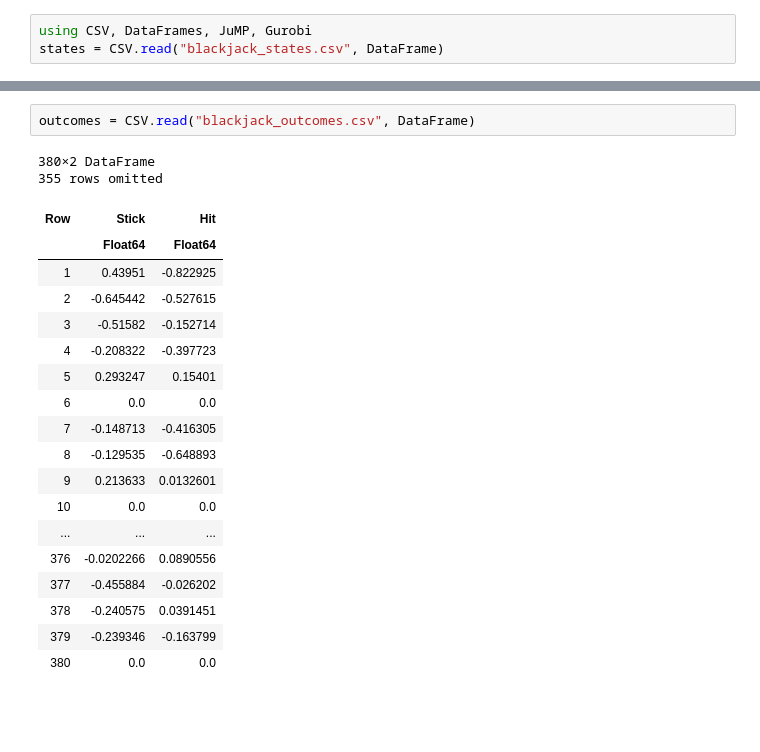
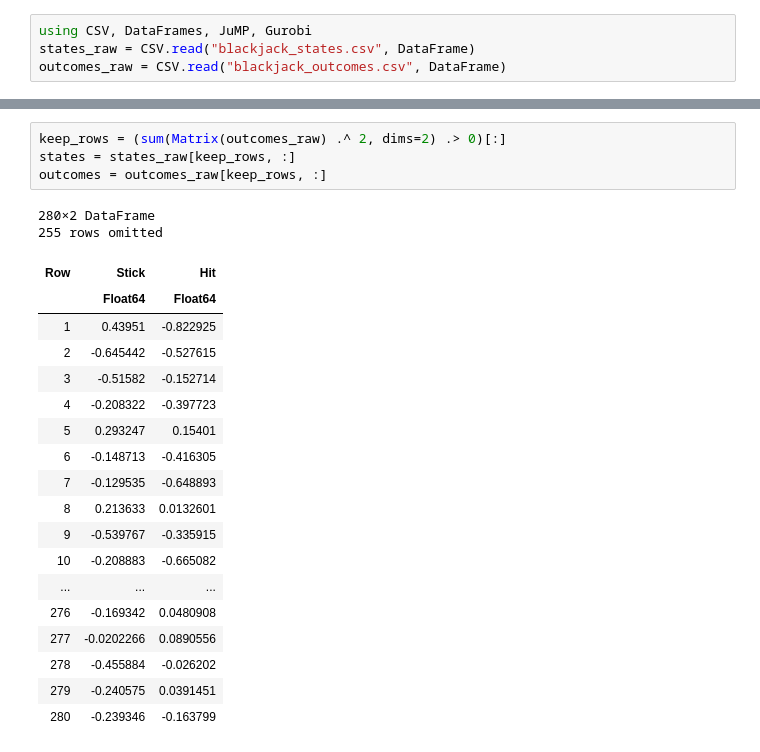
Before and after one commit to pp3si/RL_Opt, a Jupyter notebook: test.ipynb, the cells around one changed output, grey strips where cells are left out. Drawn from its saved outputs; the diff is of its cells as text; blank space fills up the shorter version.

Commit message:
blackjack works

```diff
--- a/test.ipynb
+++ b/test.ipynb
@@ -1,4 +1,5 @@
 # %%
 using CSV, DataFrames, JuMP, Gurobi
-states = CSV.read("blackjack_states.csv", DataFrame)
+states_raw = CSV.read("blackjack_states.csv", DataFrame)
+outcomes_raw = CSV.read("blackjack_outcomes.csv", DataFrame)
 # %% [output]
@@ -25,23 +26,25 @@ states = CSV.read("blackjack_states.csv", DataFrame)
-# %%
-outcomes = CSV.read("blackjack_outcomes.csv", DataFrame)
-# %% [output]
-380×2 DataFrame
-355 rows omitted
-| Row | Stick | Hit |
-|  | Float64 | Float64 |
-| 1 | 0.43951 | -0.822925 |
-| 2 | -0.645442 | -0.527615 |
-| 3 | -0.51582 | -0.152714 |
-| 4 | -0.208322 | -0.397723 |
-| 5 | 0.293247 | 0.15401 |
-| 6 | 0.0 | 0.0 |
-| 7 | -0.148713 | -0.416305 |
-| 8 | -0.129535 | -0.648893 |
-| 9 | 0.213633 | 0.0132601 |
-| 10 | 0.0 | 0.0 |
-| ... | ... | ... |
-| 376 | -0.0202266 | 0.0890556 |
-| 377 | -0.455884 | -0.026202 |
-| 378 | -0.240575 | 0.0391451 |
-| 379 | -0.239346 | -0.163799 |
-| 380 | 0.0 | 0.0 |
+# %%
+keep_rows = (sum(Matrix(outcomes_raw) .^ 2, dims=2) .> 0)[:]
+states = states_raw[keep_rows, :]
+outcomes = outcomes_raw[keep_rows, :]
+# %% [output]
+280×2 DataFrame
+255 rows omitted
+| Row | Stick | Hit |
+|  | Float64 | Float64 |
+| 1 | 0.43951 | -0.822925 |
+| 2 | -0.645442 | -0.527615 |
+| 3 | -0.51582 | -0.152714 |
+| 4 | -0.208322 | -0.397723 |
+| 5 | 0.293247 | 0.15401 |
+| 6 | -0.148713 | -0.416305 |
+| 7 | -0.129535 | -0.648893 |
+| 8 | 0.213633 | 0.0132601 |
+| 9 | -0.539767 | -0.335915 |
+| 10 | -0.208883 | -0.665082 |
+| ... | ... | ... |
+| 276 | -0.169342 | 0.0480908 |
+| 277 | -0.0202266 | 0.0890556 |
+| 278 | -0.455884 | -0.026202 |
+| 279 | -0.240575 | 0.0391451 |
+| 280 | -0.239346 | -0.163799 |
```
Also changed, not shown: parts of 7 cells of this notebook, 2 other files.
